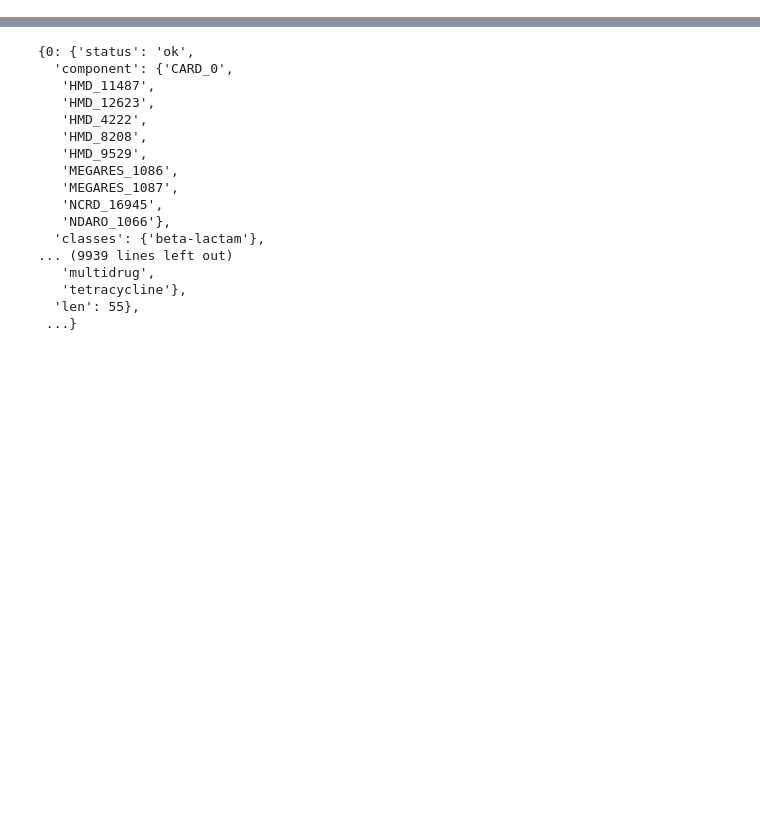
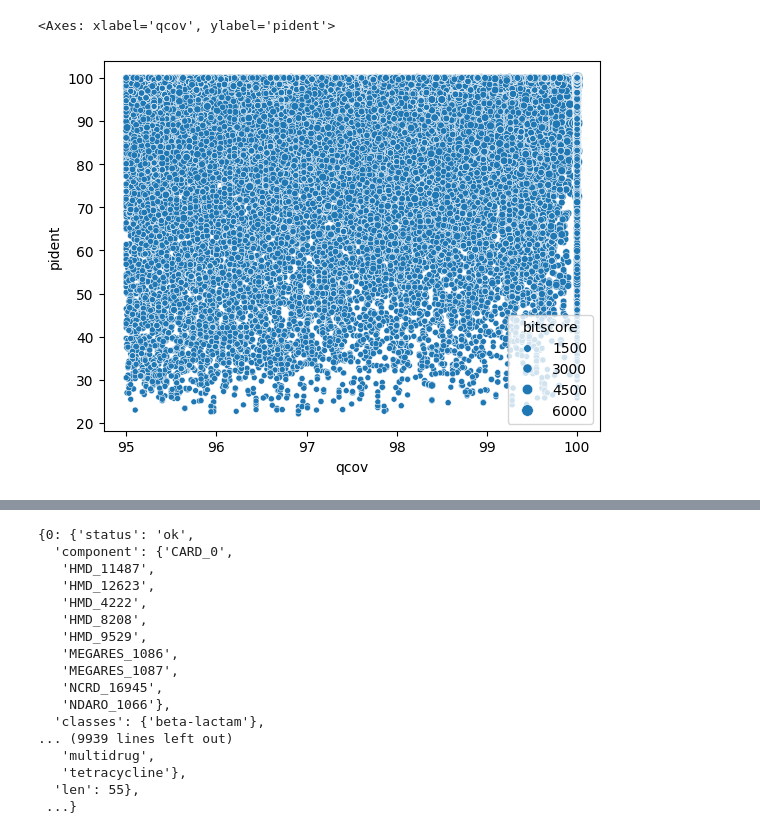
Before and after one commit to tiagocabralborelli/db-redundance, a Jupyter notebook: notebooks/3.Analysis.ipynb, the cells around one changed output, grey strips where cells are left out. Cells and saved outputs as stored; diff of their text form; code cells hidden in the pictures; blank space fills up the shorter version.

```diff
--- a/notebooks/3.Analysis.ipynb
+++ b/notebooks/3.Analysis.ipynb
@@ -40,6 +67,6 @@ ClustersCdHit
 # %%
 PairWiseAlignment = pd.read_csv(
-    "../data/filtered/AllDatabases.Paiwise.cov80.maxseq1.tsv",
+    "../data/filtered/AllDatabases.Paiwise.cov95.maxseq5.tsv",
     sep = "\t",
     skipinitialspace=True,
     header=None,
@@ -56,9 +97,12 @@ PairWiseAlignment
 # %%
 sns.scatterplot(
-    data=PairWiseAlignment.loc[PairWiseAlignment["bitscore"] > 50],
+    data=PairWiseAlignment.loc[PairWiseAlignment["bitscore"] > 70],
     x="qcov",
     y="pident",
     size = "bitscore",
     )
+# %% [output]
+<Axes: xlabel='qcov', ylabel='pident'>
+[figure, added]
 # %%
 sns.scatterplot(
```
Also changed, not shown: parts of 17 cells of this notebook, 2 other files.
